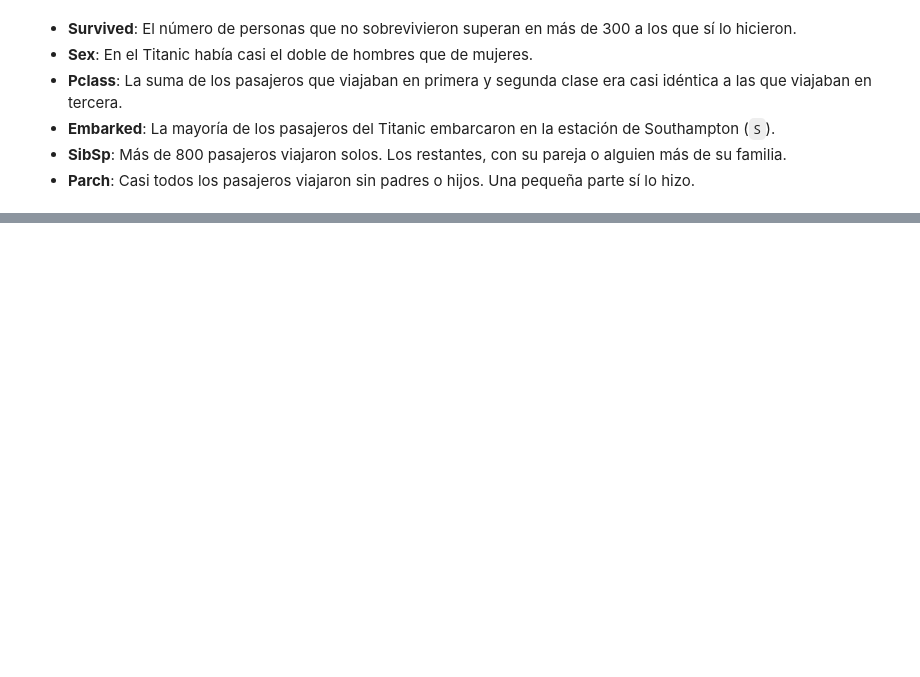
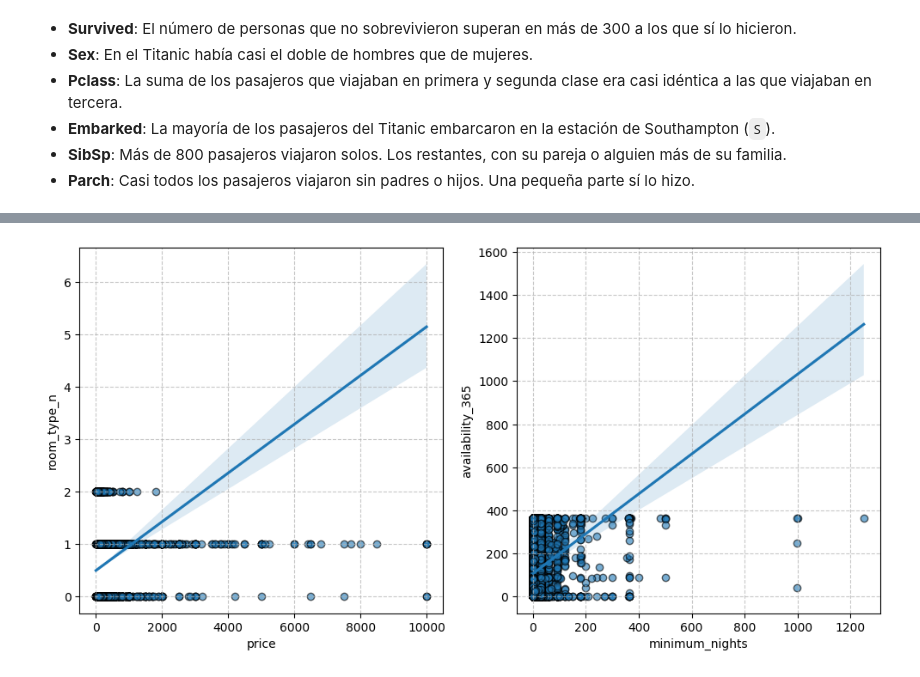
Before and after one commit to Julianmarania/Machine-learning-python-template_Project_12_Julian_Lopez, a Jupyter notebook: src/explore.ipynb, the cells around one changed output, grey strips where cells are left out. Saved outputs shown, nothing was run; the diff lists cells and outputs as text; code cells hidden in the pictures; blank space fills up the shorter version.

```diff
--- a/src/explore.ipynb
+++ b/src/explore.ipynb
@@ -216,0 +235,16 @@ with open("Transformation_rules.json", "w") as f:
+# %%
+# Existe una relación entre Precio y Room_type, como es lógico y tambien entre minimum_nights y availability_365.
+
+# Una vez analizada la correlación, analicemos los dos casos vistos para corroborar la teoría:
+
+fig, axis = plt.subplots(figsize = (10, 5), ncols = 2)
+
+sns.regplot(ax = axis[0], data = data_limpia, x = "price", y = "room_type_n", scatter_kws={'edgecolor': 'k', 'alpha': 0.6})
+sns.regplot(ax = axis[1], data = data_limpia, x = "minimum_nights", y = "availability_365", scatter_kws={'edgecolor': 'k', 'alpha': 0.6})
+axis[0].grid(linestyle='--', alpha=0.7)
+axis[1].grid(linestyle='--', alpha=0.7)
+
+plt.tight_layout()
+plt.show()
+# %% [output]
+[figure, added]
```
Also changed, not shown: parts of 5 cells of this notebook.
